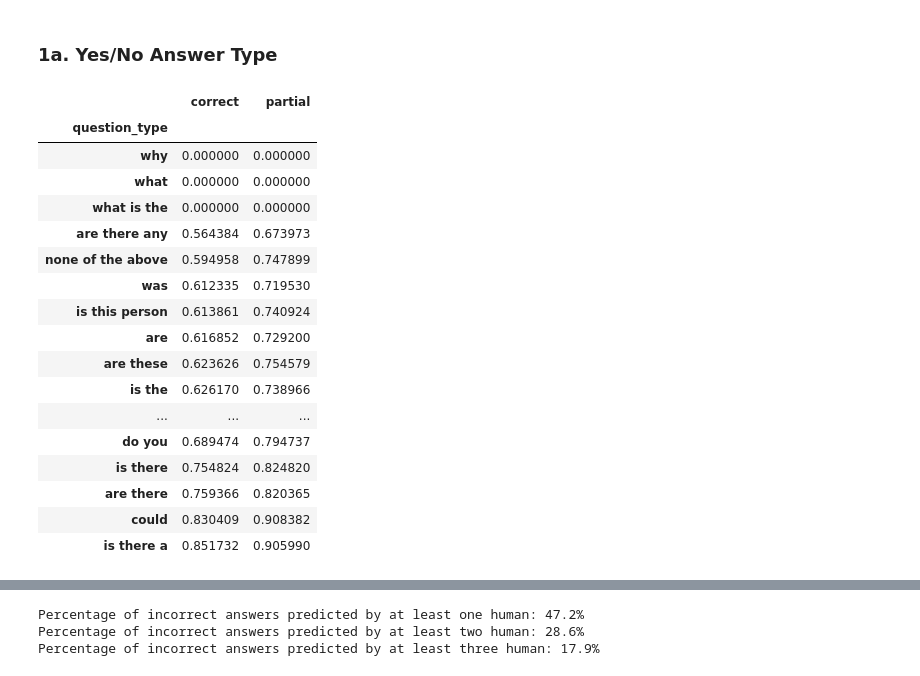
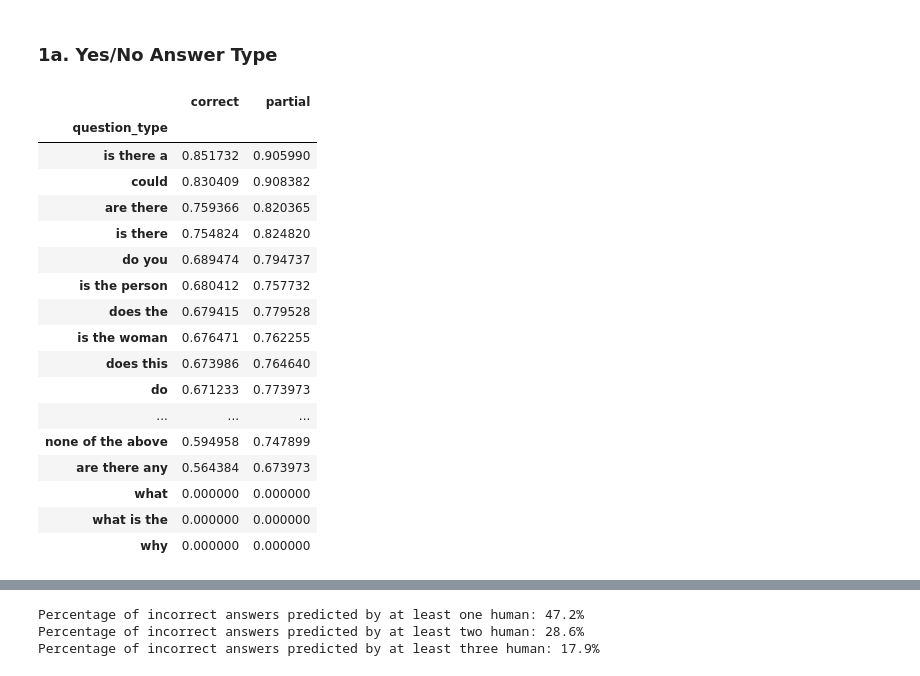
Before and after one commit to mwinton/w266-final-project, a Jupyter notebook: bin/postprocess-original.ipynb, the cells around one changed output, grey strips where cells are left out. Cells and saved outputs as stored; diff of their text form; code cells hidden in the pictures.

```diff
--- a/bin/postprocess-original.ipynb
+++ b/bin/postprocess-original.ipynb
@@ -165,23 +168,23 @@ acc_by_anstype.to_dict('index')
 ### 1a. Yes/No Answer Type
 # %%
 # accuracy by question type
-df[df.answer_type=='yes/no'].groupby(['question_type'])['correct', 'partial'].mean().sort_values(['correct'])
+df[df.answer_type=='yes/no'].groupby(['question_type'])['correct', 'partial'].mean().sort_values(['correct'], ascending=False)
 # %% [output]
 |  | correct | partial |
 | question_type |  |  |
-| why | 0.000000 | 0.000000 |
+| is there a | 0.851732 | 0.905990 |
+| could | 0.830409 | 0.908382 |
+| are there | 0.759366 | 0.820365 |
+| is there | 0.754824 | 0.824820 |
+| do you | 0.689474 | 0.794737 |
+| is the person | 0.680412 | 0.757732 |
+| does the | 0.679415 | 0.779528 |
+| is the woman | 0.676471 | 0.762255 |
+| does this | 0.673986 | 0.764640 |
+| do | 0.671233 | 0.773973 |
+| ... | ... | ... |
+| none of the above | 0.594958 | 0.747899 |
+| are there any | 0.564384 | 0.673973 |
 | what | 0.000000 | 0.000000 |
 | what is the | 0.000000 | 0.000000 |
-| are there any | 0.564384 | 0.673973 |
-| none of the above | 0.594958 | 0.747899 |
-| was | 0.612335 | 0.719530 |
-| is this person | 0.613861 | 0.740924 |
-| are | 0.616852 | 0.729200 |
-| are these | 0.623626 | 0.754579 |
-| is the | 0.626170 | 0.738966 |
-| ... | ... | ... |
-| do you | 0.689474 | 0.794737 |
-| is there | 0.754824 | 0.824820 |
-| are there | 0.759366 | 0.820365 |
-| could | 0.830409 | 0.908382 |
-| is there a | 0.851732 | 0.905990 |
+| why | 0.000000 | 0.000000 |
```
Also changed, not shown: parts of 4 cells of this notebook, 3 other files.
